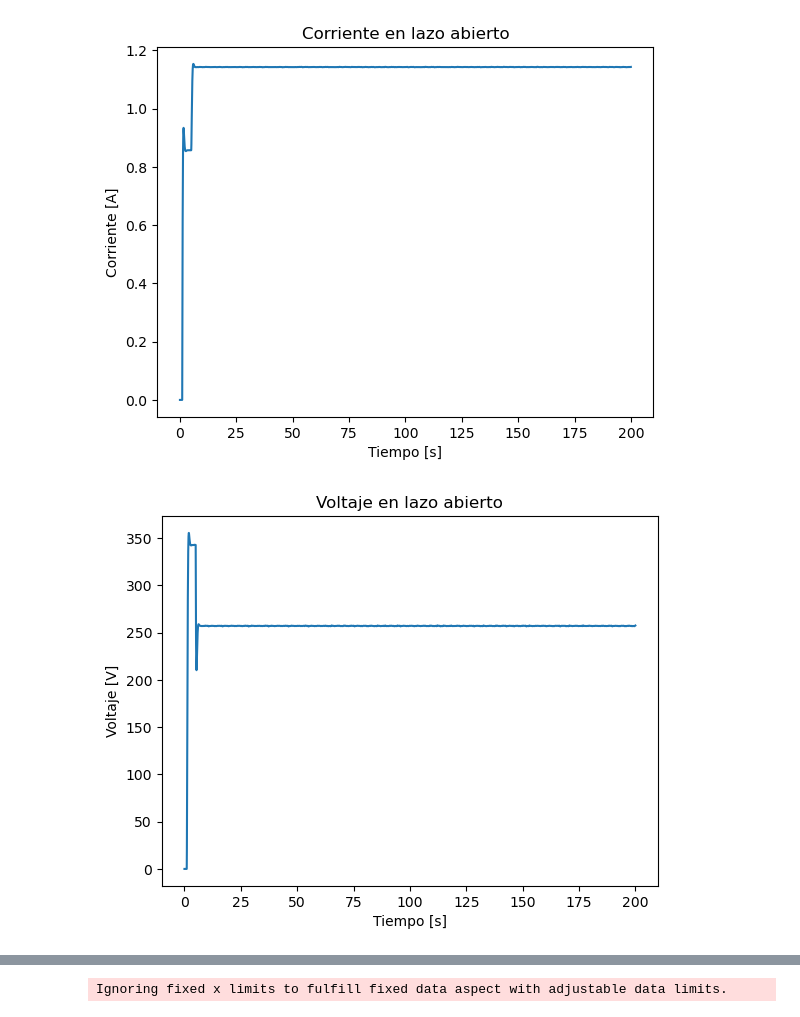
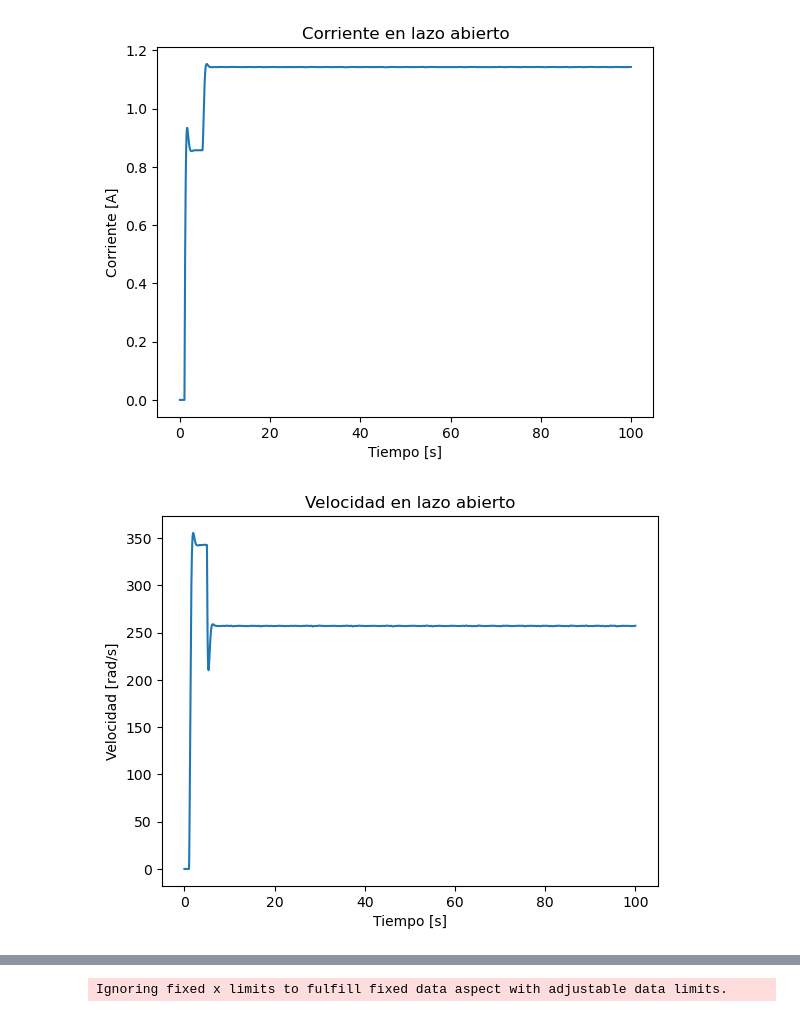
Before and after one commit to cjuarezramos/MMS2026, a Jupyter notebook: ejemplo0924_MotorDC.ipynb, the cells around one changed output, grey strips where cells are left out. Cells and saved outputs as stored; diff of their text form; code cells hidden in the pictures.

```diff
--- a/ejemplo0924_MotorDC.ipynb
+++ b/ejemplo0924_MotorDC.ipynb
@@ -31,24 +31,24 @@ def motorDC(t,x):
     return np.array([dot_i,dot_w])
 # %%
 # Lazo abierto
-tsim = 200
+tsim = 100
 h = 0.01
 tt = np.arange(0,tsim,h)
 data_la = solve_ivp(motorDC,(0,tsim),[0,0],t_eval = tt)
 plt.figure()
 plt.plot(data_la.t,data_la.y[0])
 plt.title('Corriente en lazo abierto')
 plt.xlabel('Tiempo [s]')
 plt.ylabel('Corriente [A]')
 plt.show()
 plt.figure()
 plt.plot(data_la.t,data_la.y[1])
-plt.title('Voltaje en lazo abierto')
+plt.title('Velocidad en lazo abierto')
 plt.xlabel('Tiempo [s]')
-plt.ylabel('Voltaje [V]')
+plt.ylabel('Velocidad [rad/s]')
 plt.show()
 # %% [output]
-[figure, old version]
+[figure, new version]
-[figure, old version]
+[figure, new version]
 # %%
 # Lazo cerrado
```
Also changed, not shown: parts of 4 cells of this notebook, 1 other file.
